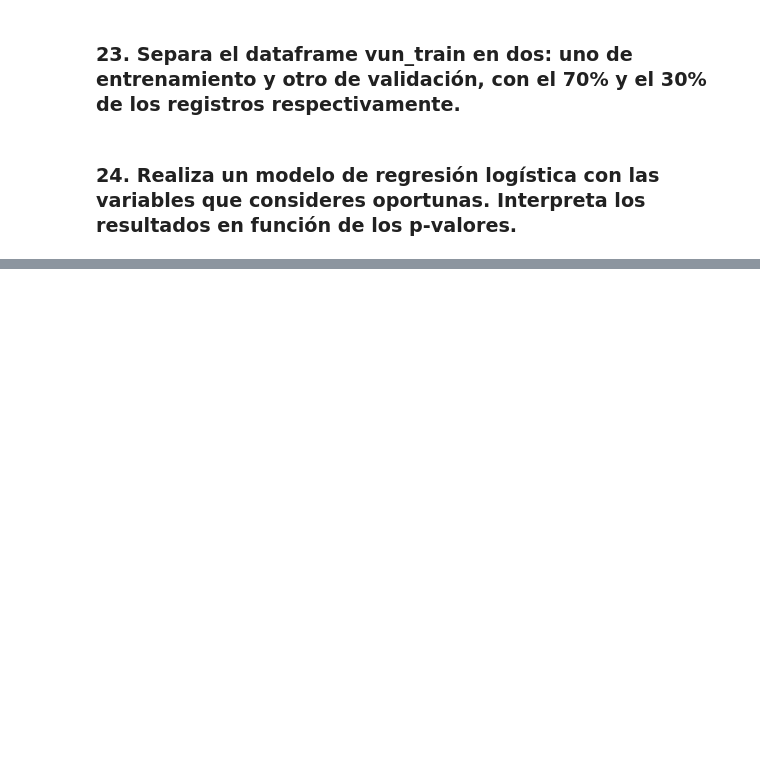
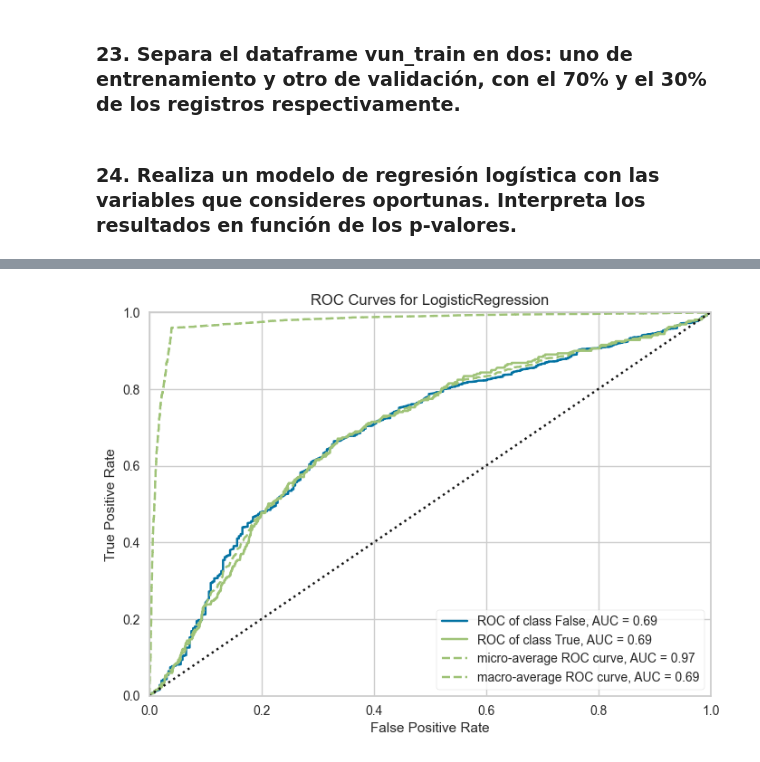
Before and after one commit to daekka/ntt_evaluacion_tecnica, a Jupyter notebook: continuacion.ipynb, the cells around one changed output, grey strips where cells are left out. Cells and saved outputs as stored; diff of their text form; code cells hidden in the pictures; blank space fills up the shorter version.

```diff
--- a/continuacion.ipynb
+++ b/continuacion.ipynb
@@ -222,0 +273,4 @@ best = compare_models()
+# %%
+# plot AUC
+plot_model(best, plot = 'auc')
+# %% [output]
@@ -222,0 +278 @@ best = compare_models()
+[figure, added]
```
Also changed, not shown: parts of 8 cells of this notebook, 2 other files.
